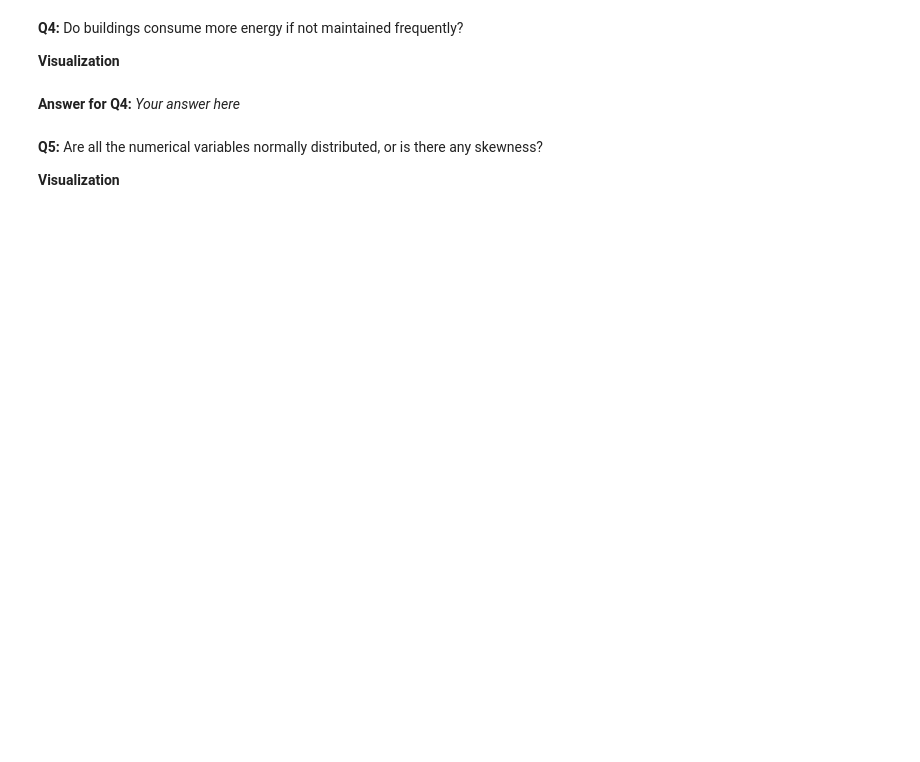
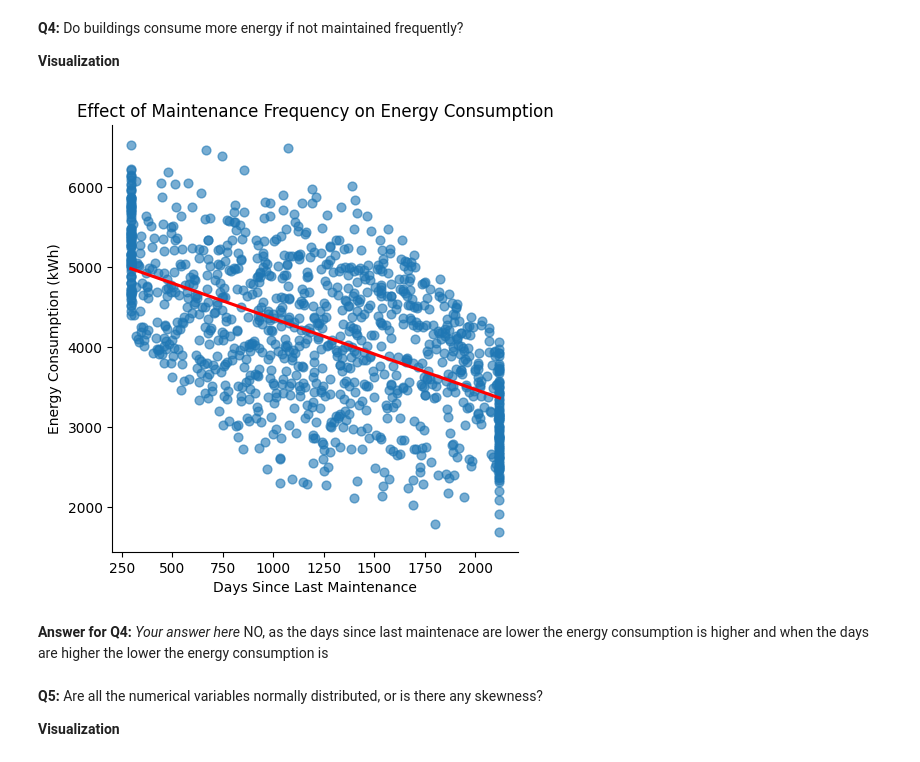
Before and after one commit to farahehab1/farah, a Jupyter notebook: Regression_Mini-Project.ipynb, the cells around one changed output. Cells and saved outputs as stored; diff of their text form; code cells hidden in the pictures; blank space fills up the shorter version.

```diff
--- a/Regression_Mini-Project.ipynb
+++ b/Regression_Mini-Project.ipynb
@@ -178,8 +249,25 @@ Which (on average) has the highest consumption?.
 **Q4:** Do buildings consume more energy if not maintained frequently?
 
 **Visualization**
+# %%
+sns.lmplot(
+    data=df,
+    x='Days_since_last_maintenance',
+    y='Energy_Consumption',
+    scatter_kws={'alpha':0.6, 's':40},
+    line_kws={'color':'red'},
+    ci=None
+)
+
+plt.title('Effect of Maintenance Frequency on Energy Consumption')
+plt.xlabel('Days Since Last Maintenance')
+plt.ylabel('Energy Consumption (kWh)')
+plt.show()
+# %% [output]
+[figure, added]
 # %% [markdown]
 **Answer for Q4:** _Your answer here_
+NO, as the days since last maintenace are lower the energy consumption is higher and when the days are higher the lower the energy consumption is
 # %% [markdown]
 **Q5:** Are all the numerical variables normally distributed, or is there any skewness?
 
```
Also changed, not shown: parts of 17 cells of this notebook.
